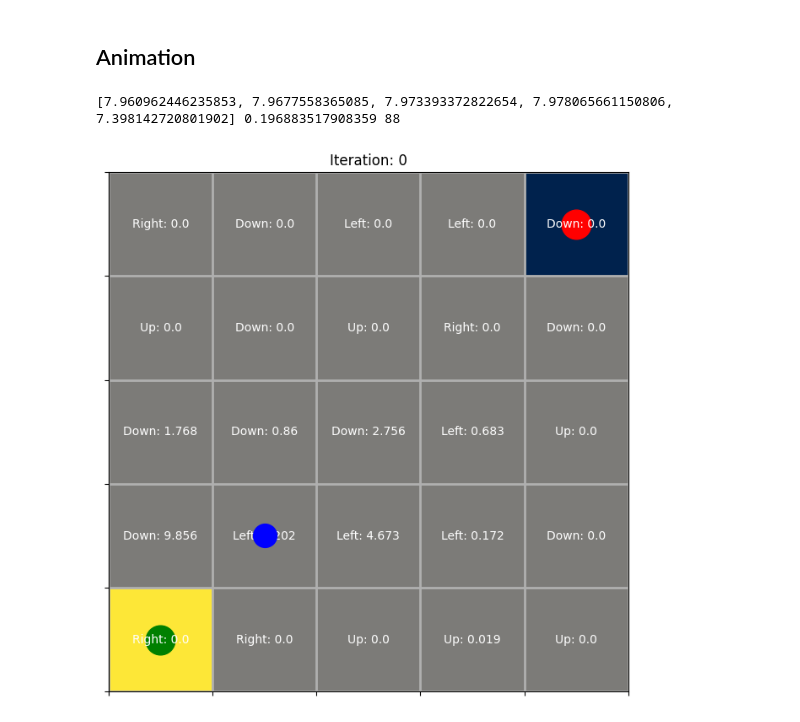
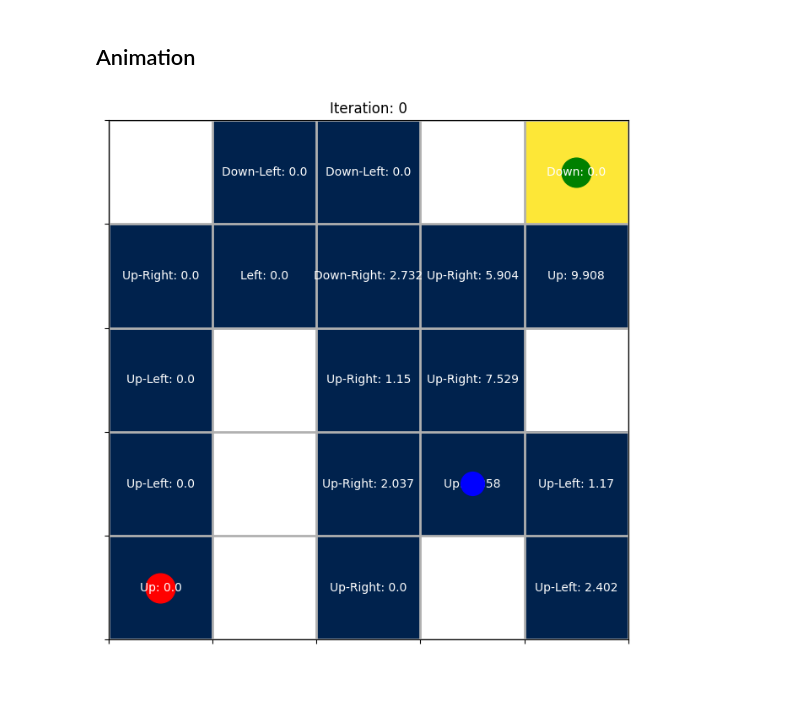
Before and after one commit to rulas99/rl_uniandes, a Jupyter notebook: q_learning_dynamic_actions.ipynb, the cells around one changed output. Saved outputs shown, nothing was run; the diff lists cells and outputs as text; code cells hidden in the pictures; blank space fills up the shorter version.

Commit message:
feat(): new experiments with more actions

```diff
--- a/q_learning_dynamic_actions.ipynb
+++ b/q_learning_dynamic_actions.ipynb
@@ -13,6 +13,13 @@ Similar approaches for enviroment changes detection: [ADWIN](https://riverml.xyz
 N_ROWS = 5
 N_COLS = 5
 GRID_WORLD = np.zeros((N_ROWS, N_COLS))
+GRID_WORLD[2, 1] = None
+GRID_WORLD[2, 4] = None
+GRID_WORLD[4, 3] = None
+GRID_WORLD[0, 3] = None
+GRID_WORLD[4, 1] = None
+GRID_WORLD[3, 1] = None
+GRID_WORLD[0, 0] = None
 
 GAMMA = .8
 ALPHA = 0.2
@@ -230,24 +286,23 @@ plt.show();
 # %% [markdown]
 ## Animation
 # %%
-target_pos1 = (2,4)
-target_pos2 = (2,0)
+target_pos1 = (0,4)
 
-actions = ['Left', 'Right']
+actions = ['Left', 'Right', 'Up', 'Down']
 
-turti = AdaptativeAgent(initial_state=(2,2),
+turti = AdaptativeAgent(initial_state=(4,4),
                         actions=actions,
-                        restart_states=[target_pos1, target_pos2],
-                        decay_rate=0.04,
-                        world_knowledge=GRID_WORLD.copy()
+                        restart_states=[target_pos1],
+                        decay_rate=0.015,
+                        world_knowledge=GRID_WORLD.copy(),
+                        forget_signal=False
                         )
 
 turti.world_knowledge[target_pos1] = 10
-turti.world_knowledge[target_pos2] = -10
 
 fig, ax = plt.subplots(figsize=(15, 8))
 
-ct_1 = 80
+ct_1 = 125
 
 def update(ite):
     global target_pos1, target_pos2
@@ -255,17 +310,15 @@ def update(ite):
     if ite == ct_1:
         #FIXME: the actions and decay should be updated according to the agent detection (?)
         ori_actions_len = len(turti.actions)
-        turti.actions.extend(['Up', 'Down'])
+        turti.actions.extend(['Up-Right', 'Up-Left', 'Down-Right', 'Down-Left'])
         new_actions_len = len(turti.actions)
         # Dynamic decay rate for the exploration according to the number of actions
         turti.decay_rate = turti.decay_rate/abs(ori_actions_len-new_actions_len)
-        turti.change_world_knowledge(target_pos1, 0)
-        turti.change_world_knowledge(target_pos2, 0)
-        target_pos1 = (0,4)
-        target_pos2 = (4,0)
-        turti.restart_states = [target_pos1, target_pos2]
-        turti.change_world_knowledge(target_pos1, -10)
-        turti.change_world_knowledge(target_pos2, 10)
+        # This value must be estimated according to the new decay_rate and the number of
+        # iterations that the agent is wanted to explore
+        # In this case, as the enviroments is stationary, and we have a large time of first exploration,
+        # probably we dont want to explore too much
+        turti.step = 310
 
     world_knowledge = turti.world_knowledge.copy()
     ax.clear()
@@ -277,33 +330,32 @@ def update(ite):
     ax.set_xticklabels([])
     ax.set_yticklabels([])
 
     ax.grid(which='both', linewidth=2)
     ax.xaxis.set_major_formatter(ticker.NullFormatter())
     ax.yaxis.set_major_formatter(ticker.NullFormatter())
 
     for i in range(world_knowledge.shape[0]):
         for j in range(world_knowledge.shape[1]):
             best_action, value = turti.get_best_action((i,j))
             ax.text(j, i, f'{best_action}: {round(value, 3)}', ha='center', va='center', color='white')
 
 
     stage = 'blue' if turti.epsilon_decay(turti.step)<0.3 else 'orange'
     ax.plot(turti.current_state[1], turti.current_state[0], marker='o', markersize=20, color=stage, zorder=10000)
 
 
     symbol1 = 'go' if turti.world_knowledge[target_pos1] > 0 else 'ro'
     symbol2 = 'go' if turti.world_knowledge[target_pos2] > 0 else 'ro'
 
     ax.plot(target_pos1[1], target_pos1[0], symbol1, markersize=25)
     ax.plot(target_pos2[1], target_pos2[0], symbol2, markersize=25)
 
 
     if ite>0:
         turti.move()
     return ax
 
 ani = animation.FuncAnimation(fig, update, frames=range(200))
-ani.save('simulations/q_learning_cl_actions.gif', fps=8)
+ani.save('simulations/q_learning_cl_actions_v2.gif', fps=8)
 # %% [output]
-[7.960962446235853, 7.9677558365085, 7.973393372822654, 7.978065661150806, 7.398142720801902] 0.196883517908359 88
-[figure, old version]
+[figure, new version]
```
Also changed, not shown: parts of 4 cells of this notebook, 2 other files.
